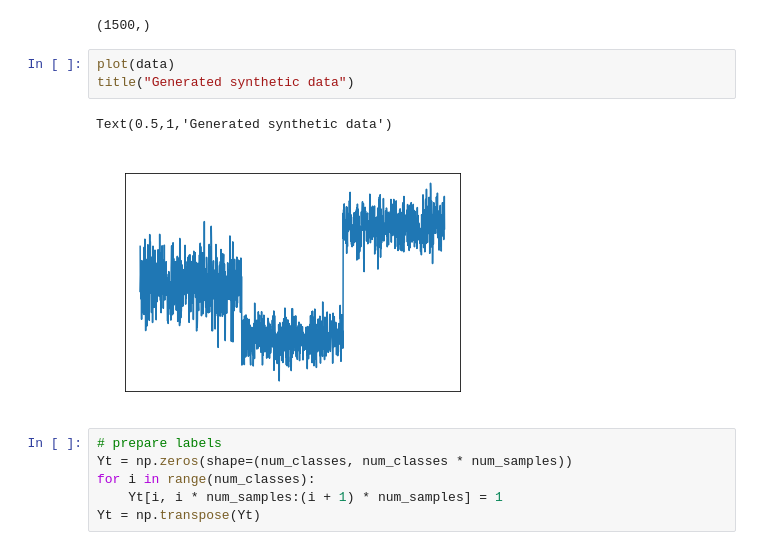
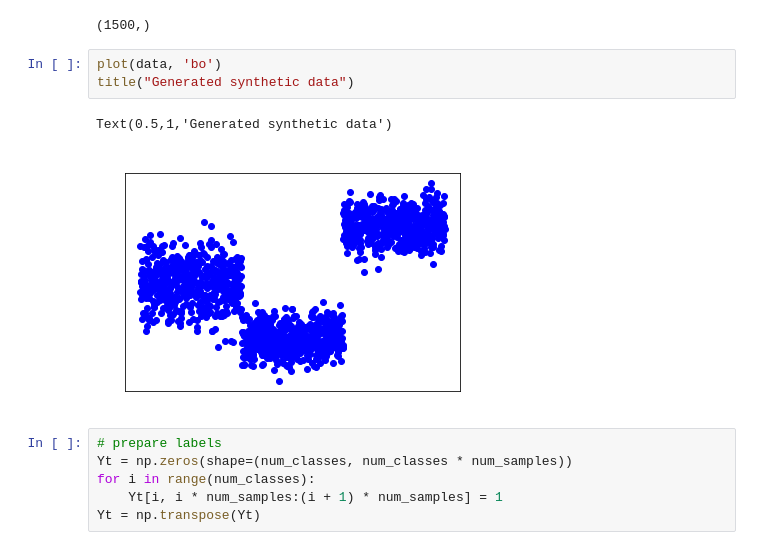
Before and after one commit to mizvol/miniESN, a Jupyter notebook: Synthetic.ipynb, the cells around one changed output. Cells and saved outputs as stored; diff of their text form.

Commit message:
Updated plot

```diff
--- a/Synthetic.ipynb
+++ b/Synthetic.ipynb
@@ -30,11 +30,11 @@ data.shape
 # %% [output]
 (1500,)
 # %%
-plot(data)
+plot(data, 'bo')
 title("Generated synthetic data")
 # %% [output]
 Text(0.5,1,'Generated synthetic data')
-[figure, old version]
+[figure, new version]
 # %%
 # prepare labels
 Yt = np.zeros(shape=(num_classes, num_classes * num_samples))
```
